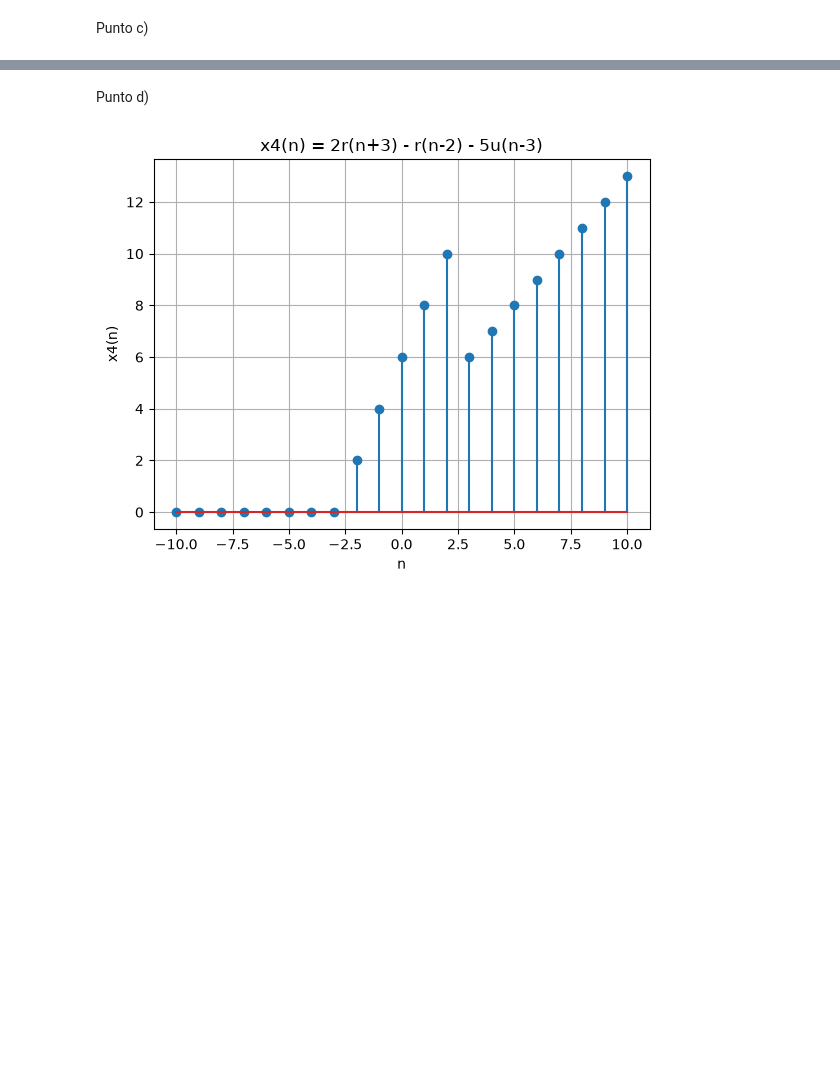
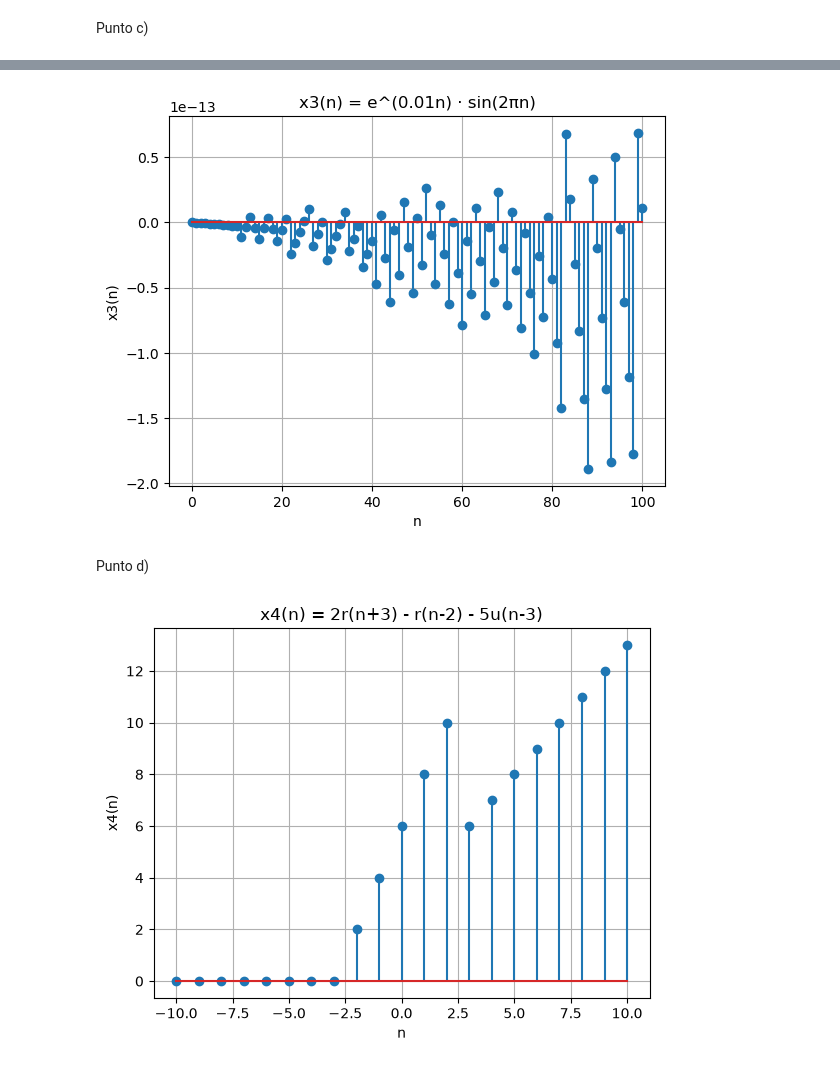
Before and after one commit to valentinamoralese/Biose-ales-Valentina-Morales-Paula-Garcia, a Jupyter notebook: Practica1_Valentina_Paula.ipynb, the cells around one changed output, grey strips where cells are left out. Saved outputs shown, nothing was run; the diff lists cells and outputs as text; code cells hidden in the pictures; blank space fills up the shorter version.

```diff
--- a/Practica1_Valentina_Paula.ipynb
+++ b/Practica1_Valentina_Paula.ipynb
@@ -413,3 +426,18 @@ plt.show()
+# %%
+n1_c, n2_c = 0, 100 #defino los limites del rango
+n_c = np.arange(n1_c, n2_c + 1) #vector de muestras
+x3 = np.exp(0.01 * n_c) * np.sin(2 * np.pi * n_c) #genero señal exponencial y seno y las sumo
+
+
+plt.figure()
+plt.stem(n_c, x3)
+plt.title("x3(n) = e^(0.01n) · sin(2πn)")
+plt.xlabel("n")
+plt.ylabel("x3(n)")
+plt.grid(True)
+plt.show()
+# %% [output]
+[figure, added]
 # %% [markdown]
 Punto d)
 # %%
```
Also changed, not shown: parts of 21 cells of this notebook.
